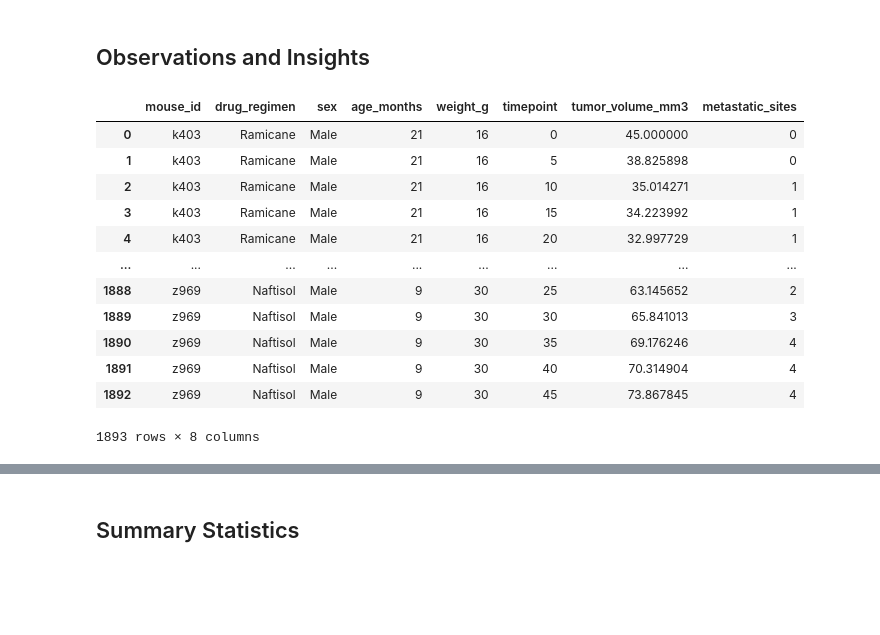
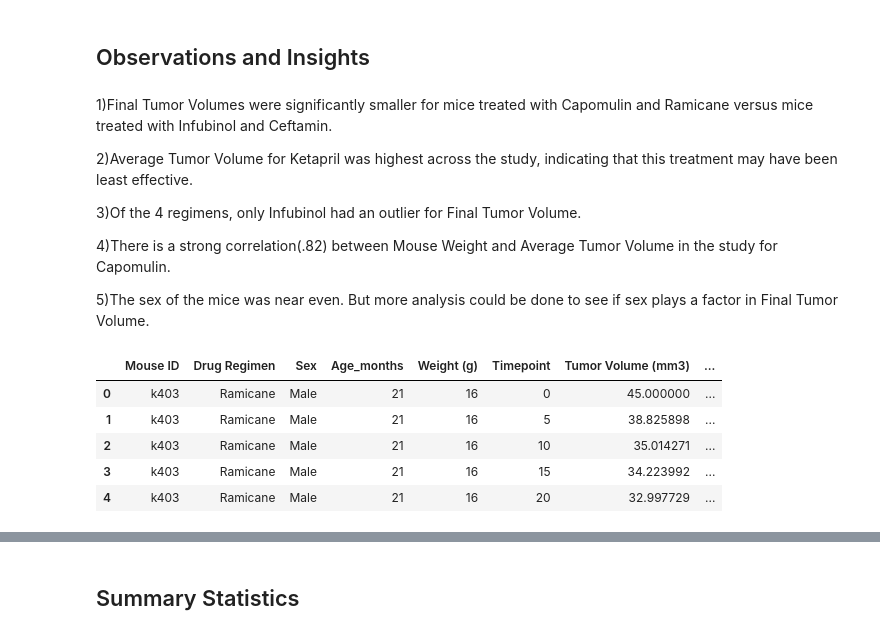
Before and after one commit to fasahathsyeda/Matplotlib-challenge, a Jupyter notebook: Pymaceuticals/pymaceuticals.ipynb, the cells around one changed output, grey strips where cells are left out. Cells and saved outputs as stored; diff of their text form; code cells hidden in the pictures; blank space fills up the shorter version.

```diff
--- a/Pymaceuticals/pymaceuticals.ipynb
+++ b/Pymaceuticals/pymaceuticals.ipynb
@@ -1,38 +1,41 @@
 # %% [markdown]
 ## Observations and Insights
+# %% [markdown]
+1)Final Tumor Volumes were significantly smaller for mice treated with Capomulin and Ramicane versus mice treated with Infubinol and Ceftamin.
+
+2)Average Tumor Volume for Ketapril was highest across the study, indicating that this treatment may have been least effective.
+
+3)Of the 4 regimens, only Infubinol had an outlier for Final Tumor Volume.
+
+4)There is a strong correlation(.82) between Mouse Weight and Average Tumor Volume in the study for Capomulin.
+
+5)The sex of the mice was near even. But more analysis could be done to see if sex plays a factor in Final Tumor Volume.
 # %%
 # Dependencies and Setup
 import matplotlib.pyplot as plt
 import pandas as pd
 import scipy.stats as st
 import numpy as np
 
 # Study data files
 mouse_metadata_path = "data/Mouse_metadata.csv"
 study_results_path = "data/Study_results.csv"
 
 # Read the mouse data and the study results
-m_m = pd.read_csv(mouse_metadata_path)
-s_r = pd.read_csv(study_results_path)
+mouse_metadata = pd.read_csv(mouse_metadata_path)
+study_results = pd.read_csv(study_results_path)
 
 # Combine the data into a single dataset
-c_data = pd.merge(m_m, s_r, how="left", on="Mouse ID")
+
+combine_data=pd.merge(mouse_metadata, study_results, on='Mouse ID', how='left')
 
 # Display the data table for preview
-c_data.columns = c_data.columns.str.strip().str.lower().str.replace(' ', '_').str.replace('(', '').str.replace(')', '')
-
-c_data
+combine_data.head()
+#len(combine_data['Mouse ID'])
 # %% [output]
-|  | mouse_id | drug_regimen | sex | age_months | weight_g | timepoint | tumor_volume_mm3 | metastatic_sites |
-| 0 | k403 | Ramicane | Male | 21 | 16 | 0 | 45.000000 | 0 |
-| 1 | k403 | Ramicane | Male | 21 | 16 | 5 | 38.825898 | 0 |
-| 2 | k403 | Ramicane | Male | 21 | 16 | 10 | 35.014271 | 1 |
-| 3 | k403 | Ramicane | Male | 21 | 16 | 15 | 34.223992 | 1 |
-| 4 | k403 | Ramicane | Male | 21 | 16 | 20 | 32.997729 | 1 |
-| ... | ... | ... | ... | ... | ... | ... | ... | ... |
-| 1888 | z969 | Naftisol | Male | 9 | 30 | 25 | 63.145652 | 2 |
-| 1889 | z969 | Naftisol | Male | 9 | 30 | 30 | 65.841013 | 3 |
-| 1890 | z969 | Naftisol | Male | 9 | 30 | 35 | 69.176246 | 4 |
-| 1891 | z969 | Naftisol | Male | 9 | 30 | 40 | 70.314904 | 4 |
-| 1892 | z969 | Naftisol | Male | 9 | 30 | 45 | 73.867845 | 4 |
+|  | Mouse ID | Drug Regimen | Sex | Age_months | Weight (g) | Timepoint | Tumor Volume (mm3) | ... |
+| 0 | k403 | Ramicane | Male | 21 | 16 | 0 | 45.000000 | ... |
+| 1 | k403 | Ramicane | Male | 21 | 16 | 5 | 38.825898 | ... |
+| 2 | k403 | Ramicane | Male | 21 | 16 | 10 | 35.014271 | ... |
+| 3 | k403 | Ramicane | Male | 21 | 16 | 15 | 34.223992 | ... |
+| 4 | k403 | Ramicane | Male | 21 | 16 | 20 | 32.997729 | ... |
-1893 rows × 8 columns
```
Also changed, not shown: parts of 26 cells of this notebook, 1 other file.
